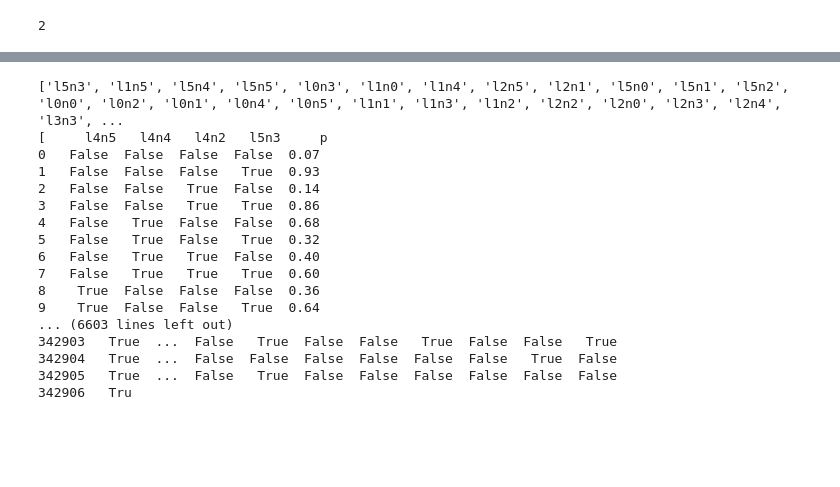
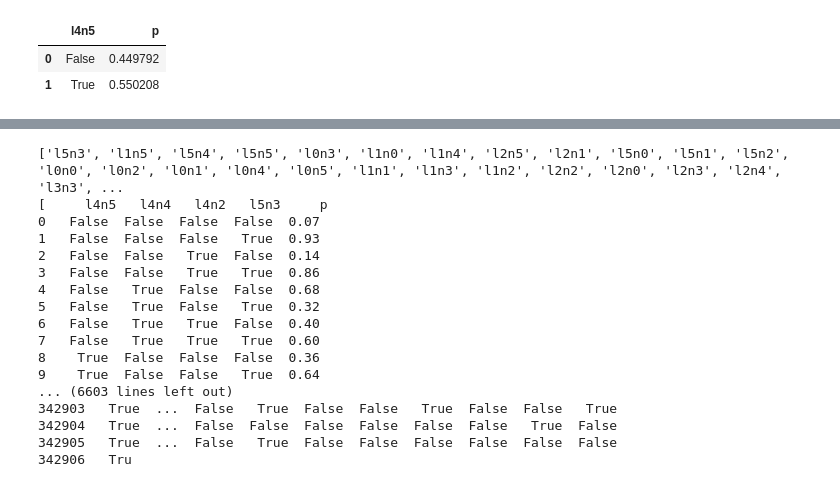
Before and after one commit to valbuc/KR-Project2, a Jupyter notebook: Task1-random.ipynb, the cells around one changed output, grey strips where cells are left out. Drawn from its saved outputs; the diff is of its cells as text; code cells hidden in the pictures; blank space fills up the shorter version.

```diff
--- a/Task1-random.ipynb
+++ b/Task1-random.ipynb
@@ -14,7 +14,10 @@ lecture = BayesNet()
 lecture.load_from_bifxml('test1.BIFXML')
 # %%
 reasoner = BNReasoner(lecture)
-# %%
-5//2
-# %% [output]
-2
+# %%
+marginals = reasoner.get_marginal_distribution('random', q_vars = ['l4n5'])
+marginals
+# %% [output]
+|  | l4n5 | p |
+| 0 | False | 0.449792 |
+| 1 | True | 0.550208 |
```
Also changed, not shown: parts of 2 cells of this notebook, 1 other file.
